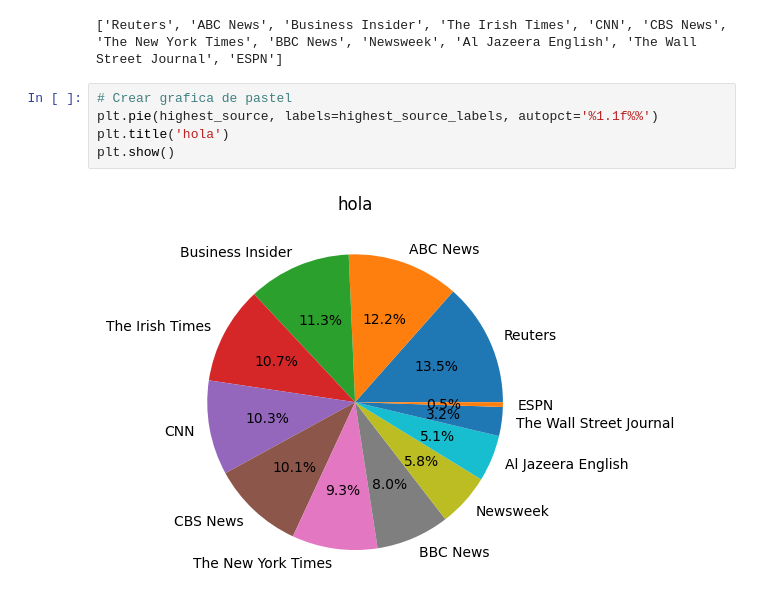
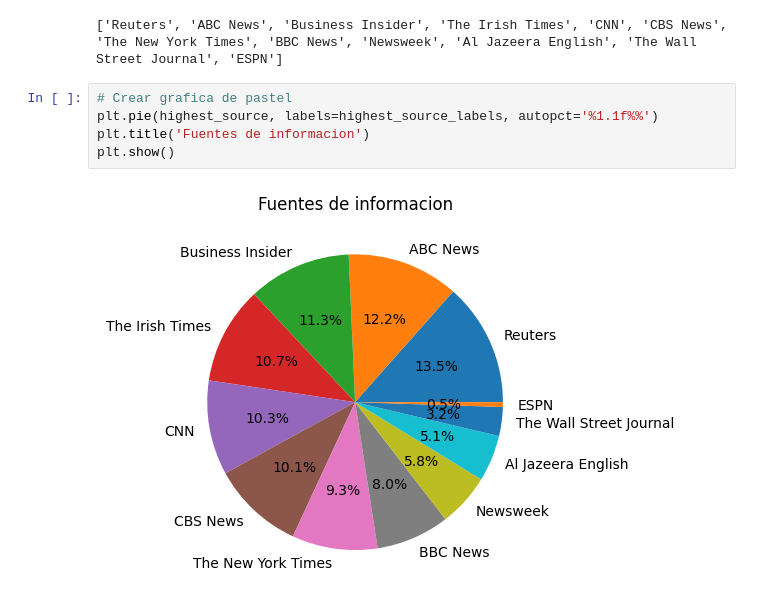
Before and after one commit to galileoguzman/BEDU-DATA-06-170124, a Jupyter notebook: 03_articles_analysis.ipynb, the cells around one changed output. Drawn from its saved outputs; the diff is of its cells as text.

```diff
--- a/03_articles_analysis.ipynb
+++ b/03_articles_analysis.ipynb
@@ -156,7 +156,7 @@ print(highest_source_labels)
 # %%
 # Crear grafica de pastel
 plt.pie(highest_source, labels=highest_source_labels, autopct='%1.1f%%')
-plt.title('hola')
+plt.title('Fuentes de informacion')
 plt.show()
 # %% [output]
-[figure, old version]
+[figure, new version]
```
